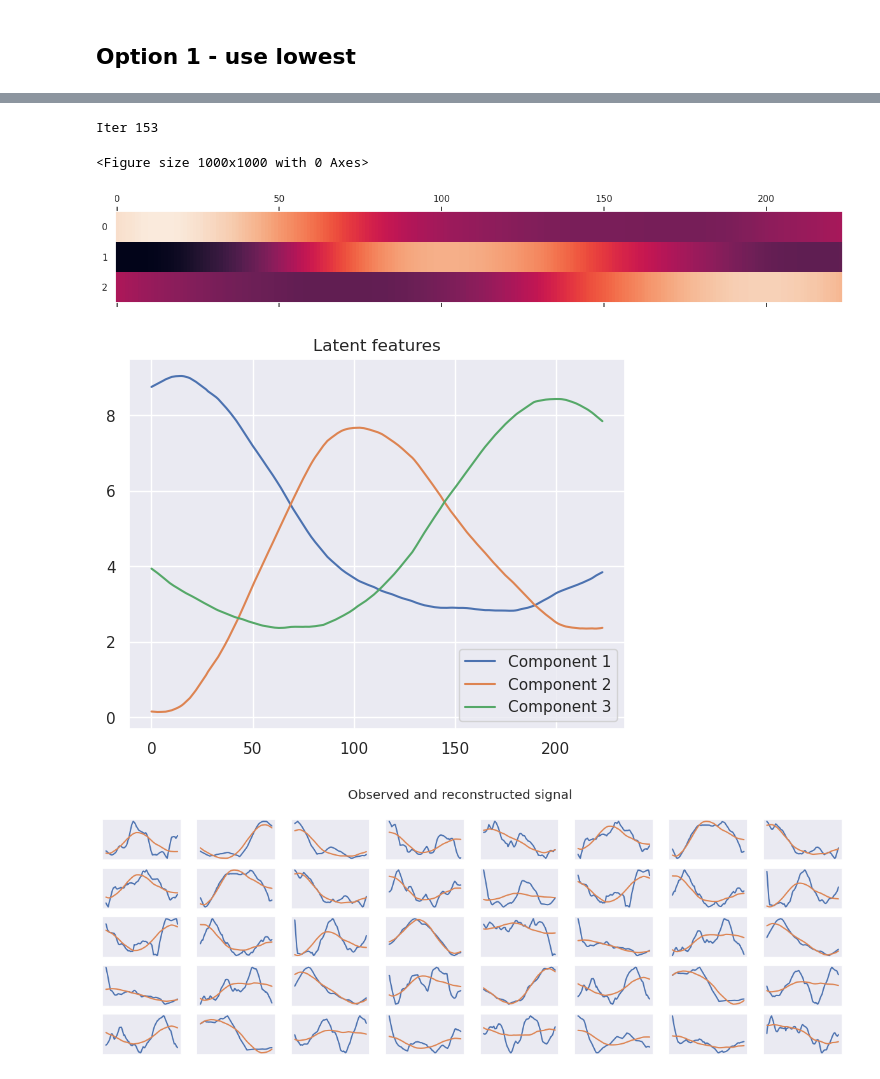
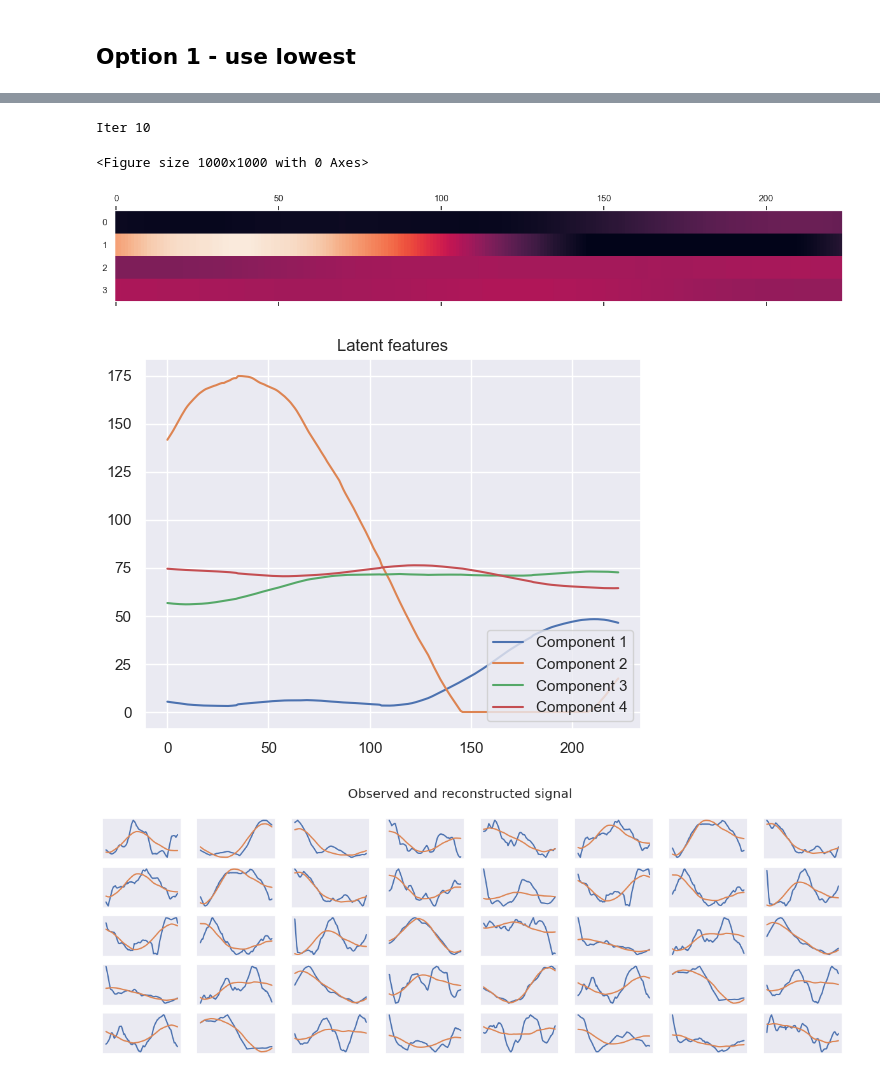
Before and after one commit to tbarcinski/02582-Computational-Data-Analysis, a Jupyter notebook: Case2/NMF.ipynb, the cells around one changed output, grey strips where cells are left out. Cells and saved outputs as stored; diff of their text form; code cells hidden in the pictures.

```diff
--- a/Case2/NMF.ipynb
+++ b/Case2/NMF.ipynb
@@ -123,28 +123,28 @@ plt.show()
 # %%
 # how many components results in the highest expalined variance while not overfitting?
 # by default it doesn't regularize W and H, maybe we should impose some for stability?
 X = raw_ds.values
-model = NMF(n_components=3, init='random', solver='cd')
+model = NMF(n_components=4, init='nndsvda', solver='cd')
 W = model.fit_transform(X)
 H = model.components_
 print("Iter", model.n_iter_)
 
 plt.figure(figsize=(10, 10))
 plt.matshow(H,aspect='auto')
 plt.grid(False)
 plt.show()
 
 plt.figure()
 plt.title("Latent features")
 for i in range(H.shape[0]):
     plt.plot(H[i, :], label=f"Component {i+1}")
 plt.legend(loc='lower right')
 plt.show()
 # %% [output]
-Iter 153
+Iter 10
 <Figure size 1000x1000 with 0 Axes>
-[figure, old version]
+[figure, new version]
-[figure, old version]
+[figure, new version]
 # %%
 nrows = 5
 ncols = 8
```
Also changed, not shown: parts of 4 cells of this notebook.
